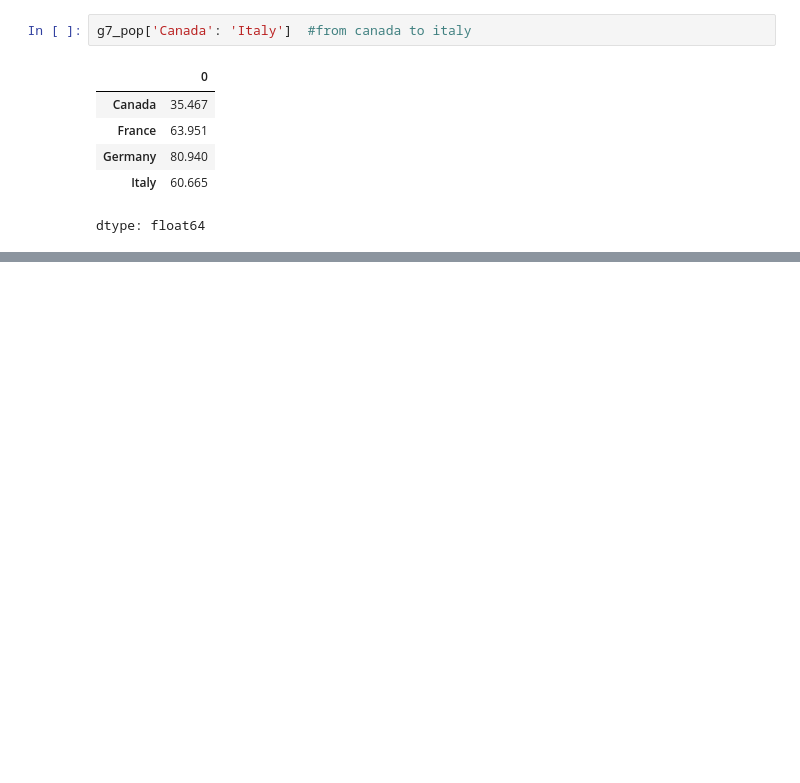
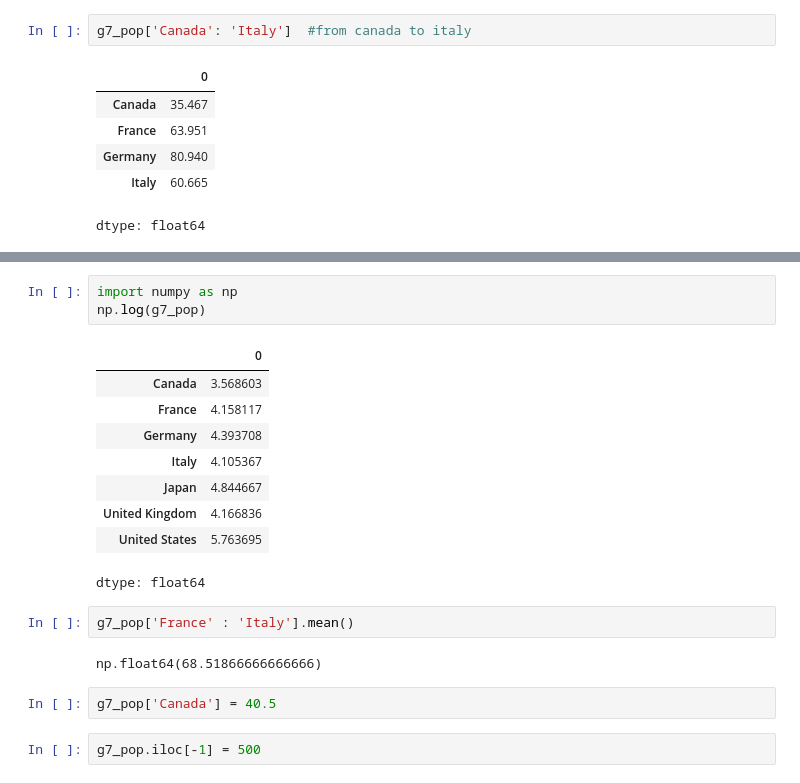
Before and after one commit to dabster108/Dataanalysis_numpy, a Jupyter notebook: numpy.ipynb, the cells around one changed output, grey strips where cells are left out. Drawn from its saved outputs; the diff is of its cells as text; blank space fills up the shorter version.

```diff
--- a/numpy.ipynb
+++ b/numpy.ipynb
@@ -531,0 +621,21 @@ dtype: float64
+# %%
+import numpy as np
+np.log(g7_pop)
+# %% [output]
+|  | 0 |
+| Canada | 3.568603 |
+| France | 4.158117 |
+| Germany | 4.393708 |
+| Italy | 4.105367 |
+| Japan | 4.844667 |
+| United Kingdom | 4.166836 |
+| United States | 5.763695 |
+dtype: float64
+# %%
+g7_pop['France' : 'Italy'].mean()
+# %% [output]
+np.float64(68.51866666666666)
+# %%
+g7_pop['Canada'] = 40.5
+# %%
+g7_pop.iloc[-1] = 500
```
Also changed, not shown: parts of 20 cells of this notebook.
